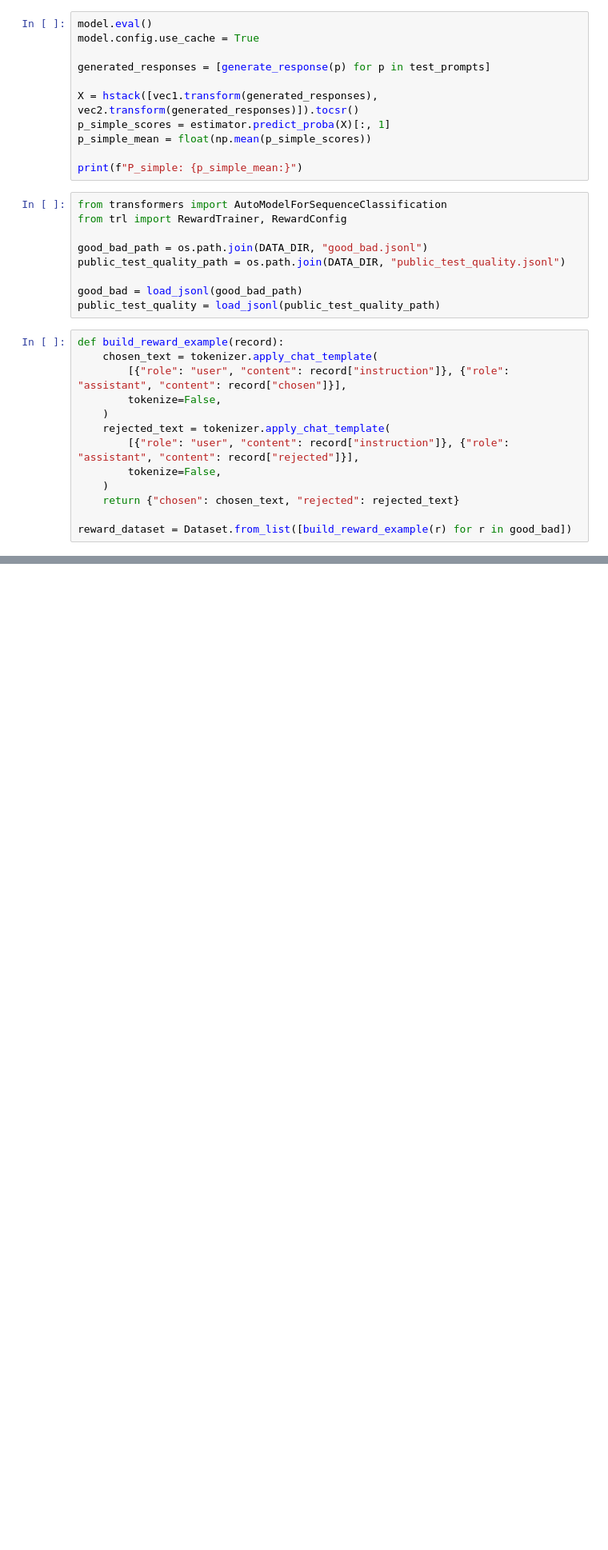
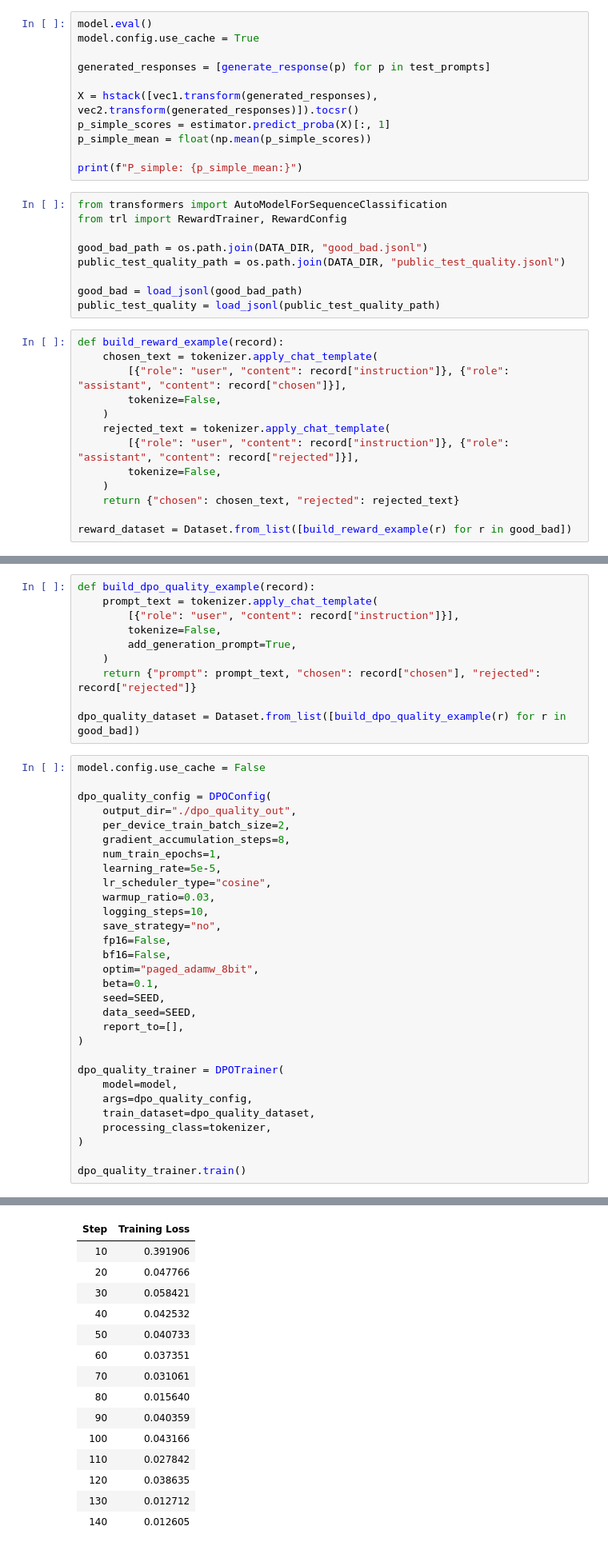
Before and after one commit to kunigral/ml_scolar_red, a Jupyter notebook: solution.ipynb, the cells around one changed output, grey strips where cells are left out. Shown at 80% size. Cells and saved outputs as stored; diff of their text form; blank space fills up the shorter version.

```diff
--- a/solution.ipynb
+++ b/solution.ipynb
@@ -373,0 +363,41 @@ Pairwise accuracy (public_test_quality, n=50): 0.9400
+# %%
+def build_dpo_quality_example(record):
+    prompt_text = tokenizer.apply_chat_template(
+        [{"role": "user", "content": record["instruction"]}],
+        tokenize=False,
+        add_generation_prompt=True,
+    )
+    return {"prompt": prompt_text, "chosen": record["chosen"], "rejected": record["rejected"]}
+
+dpo_quality_dataset = Dataset.from_list([build_dpo_quality_example(r) for r in good_bad])
+# %%
+model.config.use_cache = False
+
+dpo_quality_config = DPOConfig(
+    output_dir="./dpo_quality_out",
+    per_device_train_batch_size=2,
+    gradient_accumulation_steps=8,
+    num_train_epochs=1,
+    learning_rate=5e-5,
+    lr_scheduler_type="cosine",
+    warmup_ratio=0.03,
+    logging_steps=10,
+    save_strategy="no",
+    fp16=False,
+    bf16=False,
+    optim="paged_adamw_8bit",
+    beta=0.1,
+    seed=SEED,
+    data_seed=SEED,
+    report_to=[],
+)
+
+dpo_quality_trainer = DPOTrainer(
+    model=model,
+    args=dpo_quality_config,
+    train_dataset=dpo_quality_dataset,
+    processing_class=tokenizer,
+)
+
+dpo_quality_trainer.train()
+# %% [output]
@@ -373,0 +406,15 @@ Pairwise accuracy (public_test_quality, n=50): 0.9400
+| Step | Training Loss |
+| 10 | 0.391906 |
+| 20 | 0.047766 |
+| 30 | 0.058421 |
+| 40 | 0.042532 |
+| 50 | 0.040733 |
+| 60 | 0.037351 |
+| 70 | 0.031061 |
+| 80 | 0.015640 |
+| 90 | 0.040359 |
+| 100 | 0.043166 |
+| 110 | 0.027842 |
+| 120 | 0.038635 |
+| 130 | 0.012712 |
+| 140 | 0.012605 |
```
Also changed, not shown: parts of 10 cells of this notebook.
